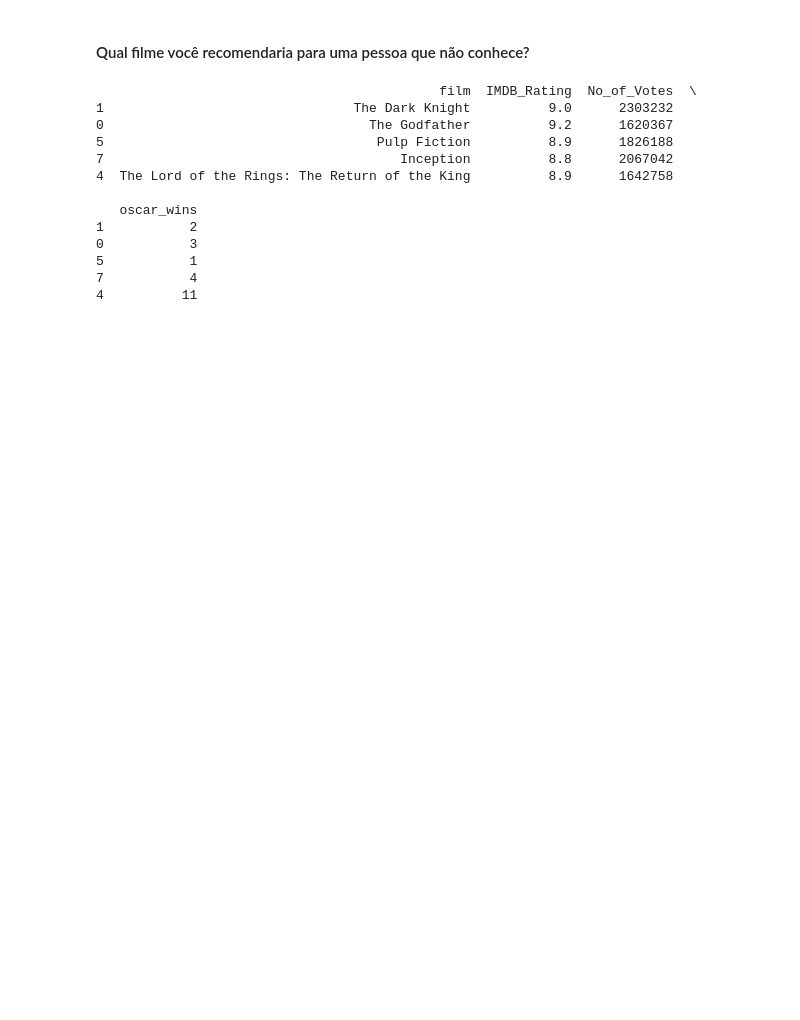
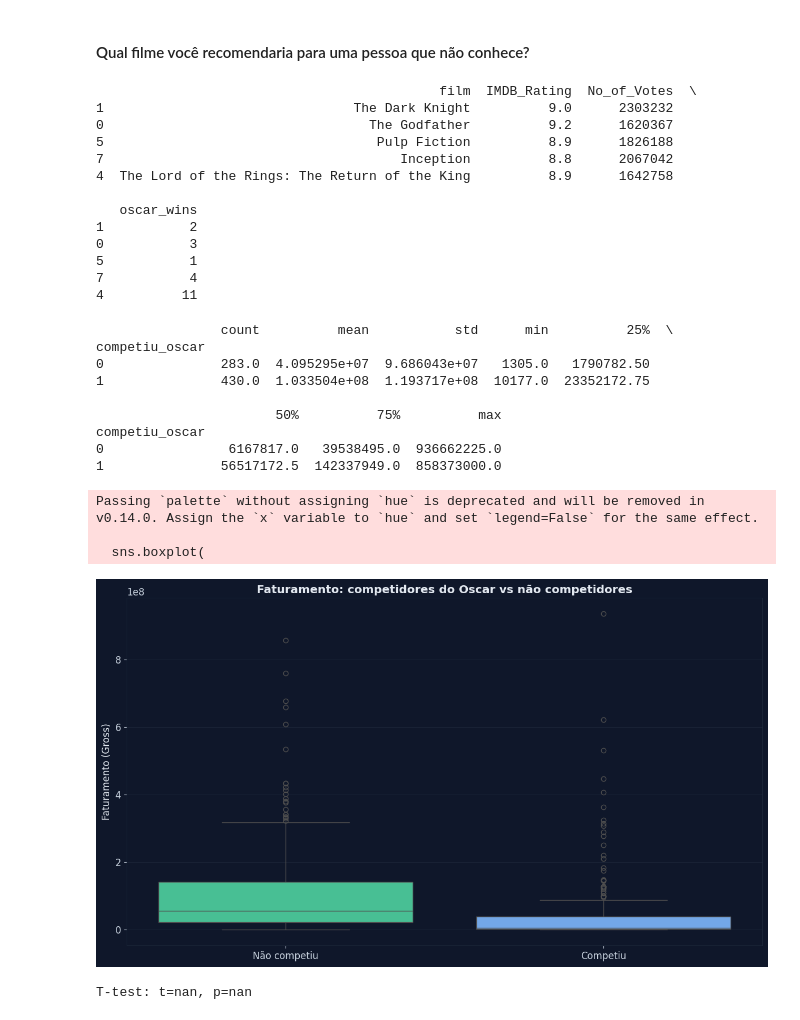
Before and after one commit to iziefigueiredo/movie_analysis, a Jupyter notebook: notebooks/answers.ipynb, the cells around one changed output. Saved outputs shown, nothing was run; the diff lists cells and outputs as text; code cells hidden in the pictures; blank space fills up the shorter version.

Commit message:
analysis gross_oscar

```diff
--- a/notebooks/answers.ipynb
+++ b/notebooks/answers.ipynb
@@ -29,3 +31,49 @@ print(df_best[["film", "IMDB_Rating", "No_of_Votes", "oscar_wins"]].head(5))
 5           1
 7           4
 4          11
+# %%
+
+# garantir Gross numérico
+df["Gross"] = pd.to_numeric(df["Gross"], errors="coerce")
+
+# flag: competiu ou não competiu
+df["competiu_oscar"] = (df["oscar_nominations"] > 0).astype(int)
+
+# resumo estatístico
+print(df.groupby("competiu_oscar")["Gross"].describe())
+
+df["competiu_oscar"] = df["competiu_oscar"].astype(str)
+
+sns.boxplot(
+    data=df, x="competiu_oscar", y="Gross",
+    palette={"0":"#60a5fa", "1":"#34d399"}
+)
+plt.xticks([0,1], ["Não competiu", "Competiu"])
+
+plt.ylabel("Faturamento (Gross)")
+plt.xlabel("")
+plt.title("Faturamento: competidores do Oscar vs não competidores")
+plt.tight_layout()
+plt.show()
+
+# teste estatístico: t-test
+from scipy.stats import ttest_ind
+grp1 = df.loc[df["competiu_oscar"]==1, "Gross"].dropna()
+grp0 = df.loc[df["competiu_oscar"]==0, "Gross"].dropna()
+t, p = ttest_ind(grp1, grp0, equal_var=False)
+print(f"T-test: t={t:.2f}, p={p:.4f}")
+# %% [output]
+                count          mean           std      min          25%  \
+competiu_oscar
+0               283.0  4.095295e+07  9.686043e+07   1305.0   1790782.50
+1               430.0  1.033504e+08  1.193717e+08  10177.0  23352172.75
+
+                       50%          75%          max
+competiu_oscar
+0                6167817.0   39538495.0  936662225.0
+1               56517172.5  142337949.0  858373000.0
+Passing `palette` without assigning `hue` is deprecated and will be removed in v0.14.0. Assign the `x` variable to `hue` and set `legend=False` for the same effect.
+
+  sns.boxplot(
+[figure, added]
+T-test: t=nan, p=nan
```
Also changed, not shown: parts of 2 cells of this notebook, 4 other files.
